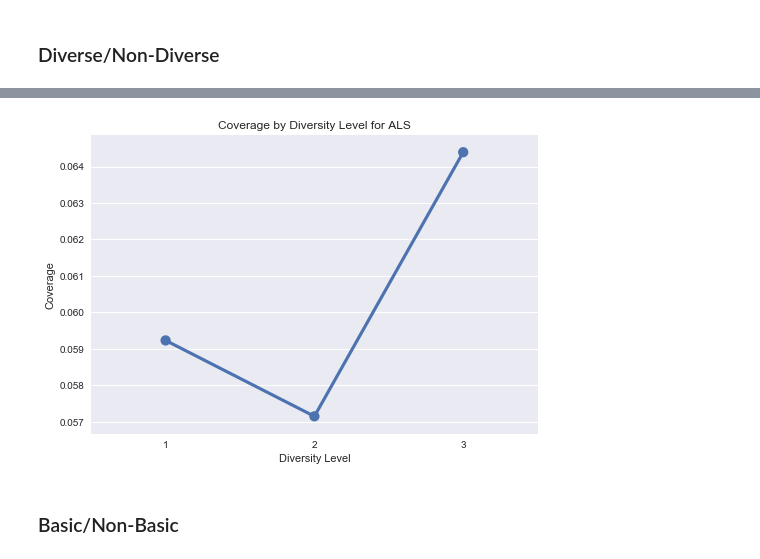
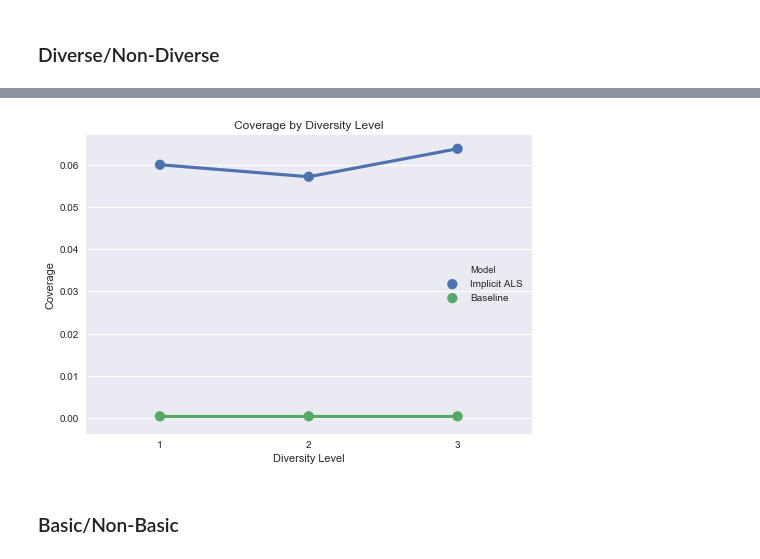
Before and after one commit to timjaya/lastfm, a Jupyter notebook: code/Main.ipynb, the cells around one changed output, grey strips where cells are left out. Cells and saved outputs as stored; diff of their text form; code cells hidden in the pictures.

```diff
--- a/code/Main.ipynb
+++ b/code/Main.ipynb
@@ -296,6 +459,12 @@ ndcg_div_als = []
 recall_div_als = []
 precision_div_als = []
 coverage_div_als = []
+
+ndcg_div_baseline = []
+recall_div_baseline = []
+precision_div_baseline = []
+coverage_div_baseline = []
+
 for group in diversity_groups:
     #print('Matrix Sparsity:', calculate_sparsity(group))
     # Compute the recall and ndcg using optimal parameters for the ALS model on different dataset sizes
@@ -303,11 +472,10 @@ for group in diversity_groups:
     # train model
     print("Fitting model...")
     #FIRST, BASELINE------------------------------
-    model=baseline(20)
+    model=Baseline(20)
     model.fit(train)
-    coverage, precision, recall, ndcg = evaluate(model,"baseline", test, plays_sparse)
+    coverage, precision, recall, ndcg = evaluate(model,"baseline", test, group)
 
-    coverage, precision, recall, ndcg = evaluate(model,"implicit", test, plays_sparse)
     print("Recall:",recall*100,'%')
     print("Average NDCG:",ndcg*100,'%')
     print("Coverage:",coverage*100,'%')
@@ -322,7 +490,7 @@ for group in diversity_groups:
     model = implicit.als.AlternatingLeastSquares(factors=30, regularization=0.01)
     model.fit(train, show_progress=True)
 
-    coverage, precision, recall, ndcg = evaluate(model,"implicit", test, plays_sparse)
+    coverage, precision, recall, ndcg = evaluate(model,"implicit", test, group)
     print("Recall:",recall*100,'%')
     print("Average NDCG:",ndcg*100,'%')
     print("Coverage:",coverage*100,'%')
@@ -386,13 +598,20 @@ plt.show()
 # %%
-# Plot Coverage of by Diversity Level
-coverage_div_df = pd.DataFrame({'N':levels, 'Recall': coverage_div})
-g = sns.pointplot(x='N', y='Recall', data=coverage_div_df)
-plt.title('Coverage by Diversity Level for ALS')
+# Plot Coverage by Diversity Level
+coverage_div_als_df = pd.DataFrame({'N':levels, 'Coverage': coverage_div_als})
+coverage_div_baseline_df = pd.DataFrame({'N':levels, 'Coverage': coverage_div_baseline})
+f, ax = plt.subplots(1, 1)
+
+coverage_div_als_df['Model'] = 'Implicit ALS'
+coverage_div_baseline_df['Model'] = 'Baseline'
+df = pd.concat([coverage_div_als_df,coverage_div_baseline_df])
+sns.pointplot(ax=ax,x='N',y='Coverage',data=df,hue='Model')
+plt.title('Coverage by Diversity Level')
 plt.xlabel('Diversity Level')
 plt.ylabel('Coverage')
+
 plt.show()
 # %% [output]
-[figure, old version]
+[figure, new version]
 # %% [markdown]
 ### Basic/Non-Basic
 # %%
```
Also changed, not shown: parts of 9 cells of this notebook.
